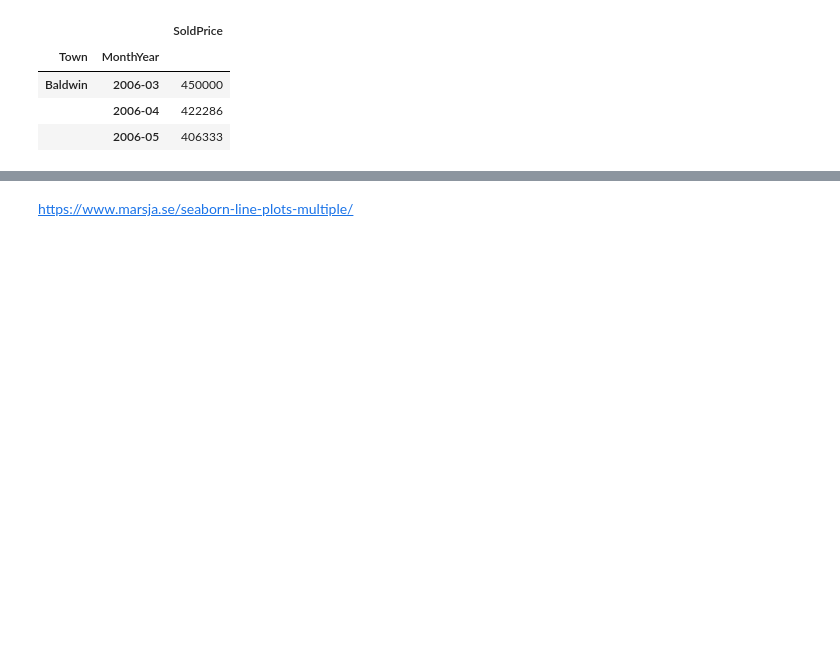
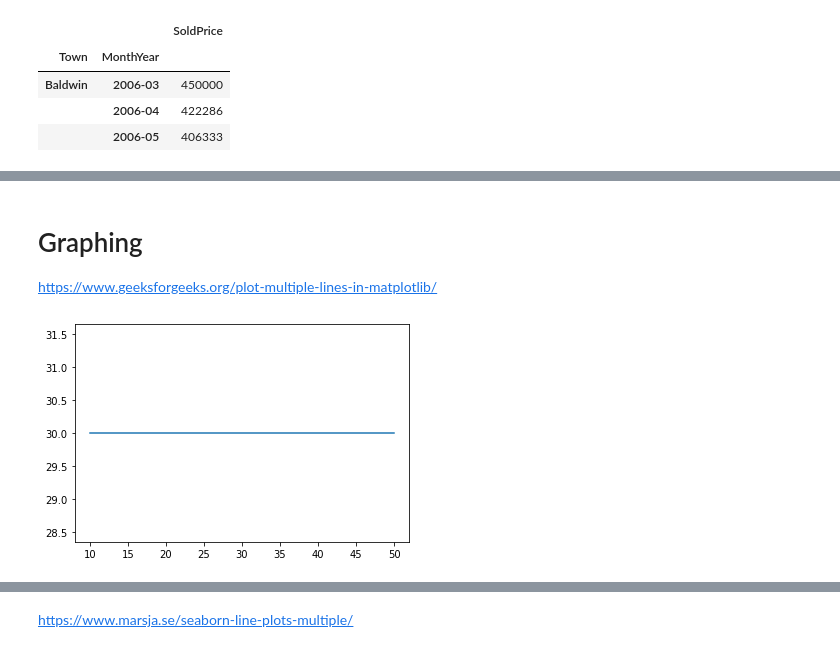
Before and after one commit to JF11579/New-Stuff, a Jupyter notebook: Nassau_RE_Sales_Since_2006.ipynb, the cells around one changed output, grey strips where cells are left out. Cells and saved outputs as stored; diff of their text form; code cells hidden in the pictures; blank space fills up the shorter version.

```diff
--- a/Nassau_RE_Sales_Since_2006.ipynb
+++ b/Nassau_RE_Sales_Since_2006.ipynb
@@ -456,0 +484,15 @@ Nassau_Monthly_Avg.head(3)
+# %% [markdown]
+# Graphing
+
+
+https://www.geeksforgeeks.org/plot-multiple-lines-in-matplotlib/
+# %%
+# create data
+x = [10,20,30,40,50]
+y = [30,30,30,30,30]
+# %%
+# plot line
+plt.plot(x, y)
+plt.show()
+# %% [output]
+[figure, added]
```
Also changed, not shown: parts of 16 cells of this notebook.
